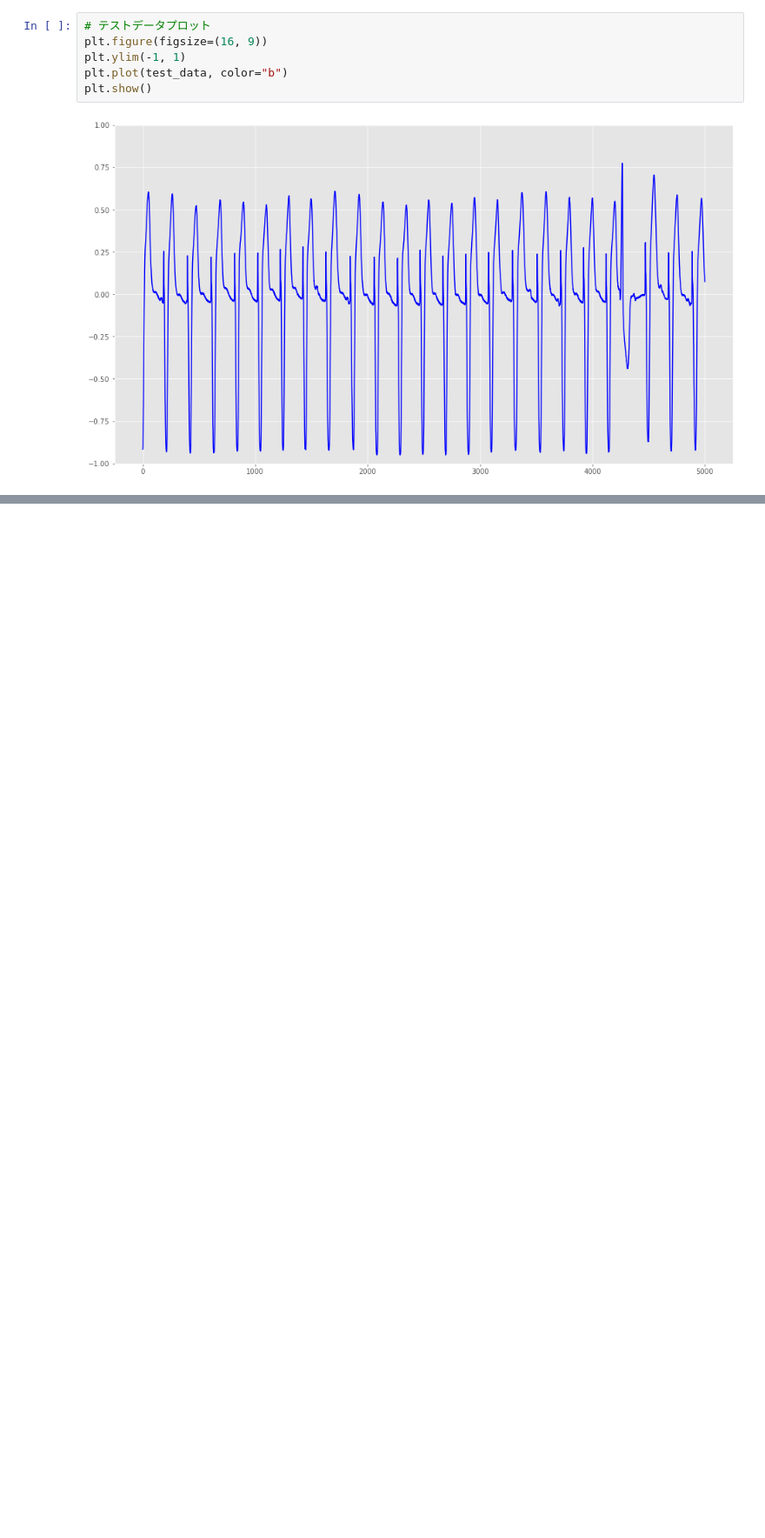
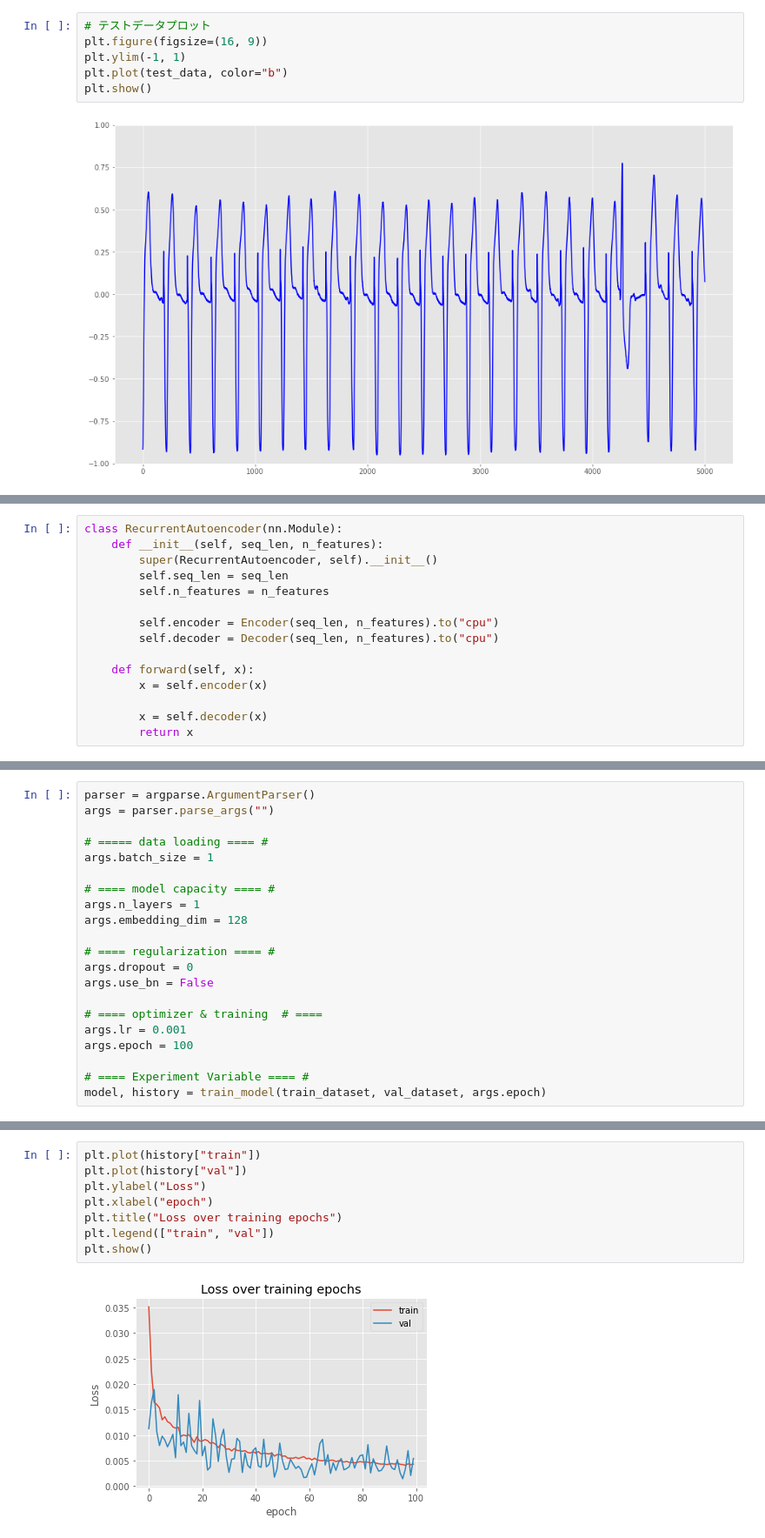
Before and after one commit to ykato27/-Anomaly_Detection, a Jupyter notebook: notebooks/pytorch/AutoEncoder_pytorch.ipynb, the cells around one changed output, grey strips where cells are left out. Shown: that part at 87% size. Saved outputs shown, nothing was run; the diff lists cells and outputs as text; blank space fills up the shorter version.

```diff
--- a/notebooks/pytorch/AutoEncoder_pytorch.ipynb
+++ b/notebooks/pytorch/AutoEncoder_pytorch.ipynb
@@ -347,0 +199,15 @@ for index, anomaly in enumerate(anomaly_result):
+# %%
+class RecurrentAutoencoder(nn.Module):
+    def __init__(self, seq_len, n_features):
+        super(RecurrentAutoencoder, self).__init__()
+        self.seq_len = seq_len
+        self.n_features = n_features
+
+        self.encoder = Encoder(seq_len, n_features).to("cpu")
+        self.decoder = Decoder(seq_len, n_features).to("cpu")
+
+    def forward(self, x):
+        x = self.encoder(x)
+
+        x = self.decoder(x)
+        return x
@@ -347,0 +266,21 @@ for index, anomaly in enumerate(anomaly_result):
+# %%
+parser = argparse.ArgumentParser()
+args = parser.parse_args("")
+
+# ===== data loading ==== #
+args.batch_size = 1
+
+# ==== model capacity ==== #
+args.n_layers = 1
+args.embedding_dim = 128
+
+# ==== regularization ==== #
+args.dropout = 0
+args.use_bn = False
+
+# ==== optimizer & training  # ====
+args.lr = 0.001
+args.epoch = 100
+
+# ==== Experiment Variable ==== #
+model, history = train_model(train_dataset, val_dataset, args.epoch)
@@ -347,0 +305,10 @@ for index, anomaly in enumerate(anomaly_result):
+# %%
+plt.plot(history["train"])
+plt.plot(history["val"])
+plt.ylabel("Loss")
+plt.xlabel("epoch")
+plt.title("Loss over training epochs")
+plt.legend(["train", "val"])
+plt.show()
+# %% [output]
+[figure, added]
```
Also changed, not shown: parts of 51 cells of this notebook.
